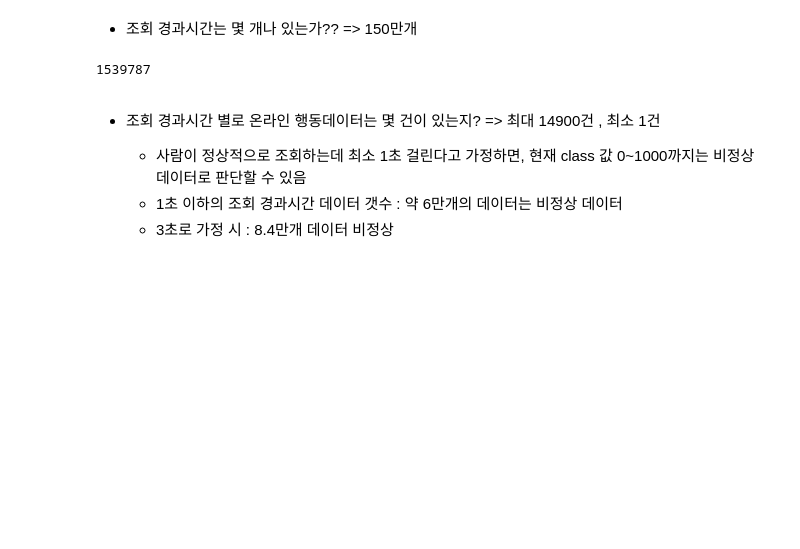
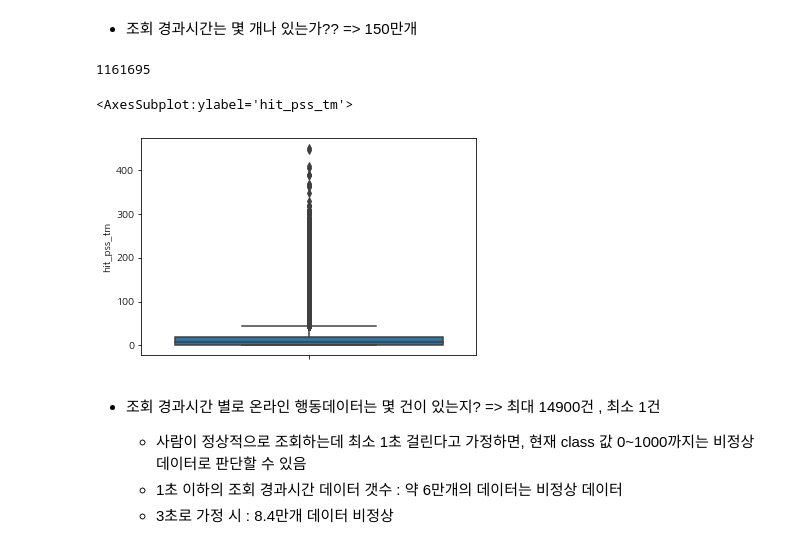
Before and after one commit to PEBpung/Lpoint-Hackathon, a Jupyter notebook: KM/201201_EDA2_km.ipynb, the cells around one changed output. Cells and saved outputs as stored; diff of their text form; code cells hidden in the pictures; blank space fills up the shorter version.

```diff
--- a/KM/201201_EDA2_km.ipynb
+++ b/KM/201201_EDA2_km.ipynb
@@ -557,10 +582,17 @@ raw_data1_Online_Act.to_csv('./online_data.csv')
  * 세션의 시작 부터 조회까지 걸리시간(밀리초) / 첫번째 조회는 0으로 설정
 # %% [markdown]
  * 조회 경과시간는 몇 개나 있는가?? => 150만개
-# %%
-raw_data1_Online_Act['hit_pss_tm'].nunique()
-# %% [output]
-1539787
+# %%
+test = raw_data1_Online_Act['hit_pss_tm'].apply(lambda x: x/60000)
+# %%
+93769 + 578476 + 308487 + 180963
+# %% [output]
+1161695
+# %%
+sns.boxplot(y=test.sort_values())
+# %% [output]
+<AxesSubplot:ylabel='hit_pss_tm'>
+[figure, added]
 # %% [markdown]
  * 조회 경과시간 별로 온라인 행동데이터는 몇 건이 있는지? => 최대 14900건 , 최소 1건
 
```
Also changed, not shown: parts of 41 cells of this notebook.
